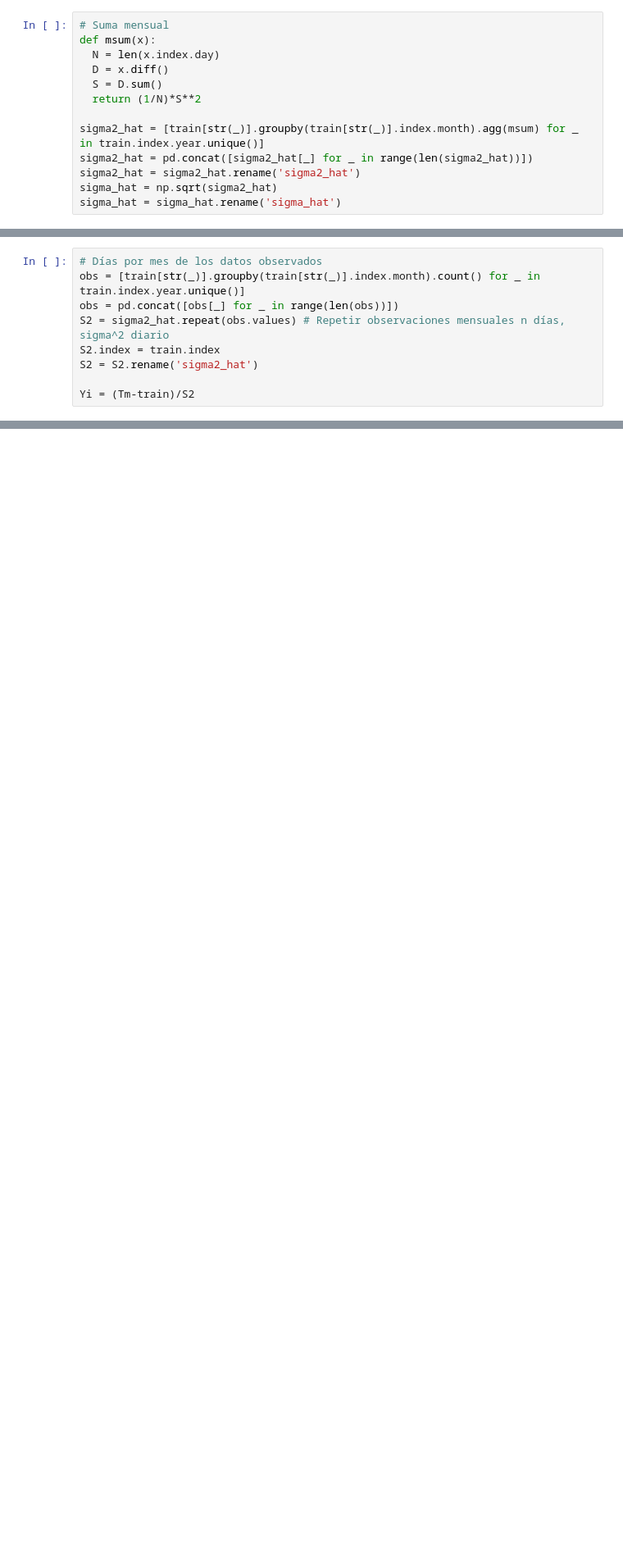
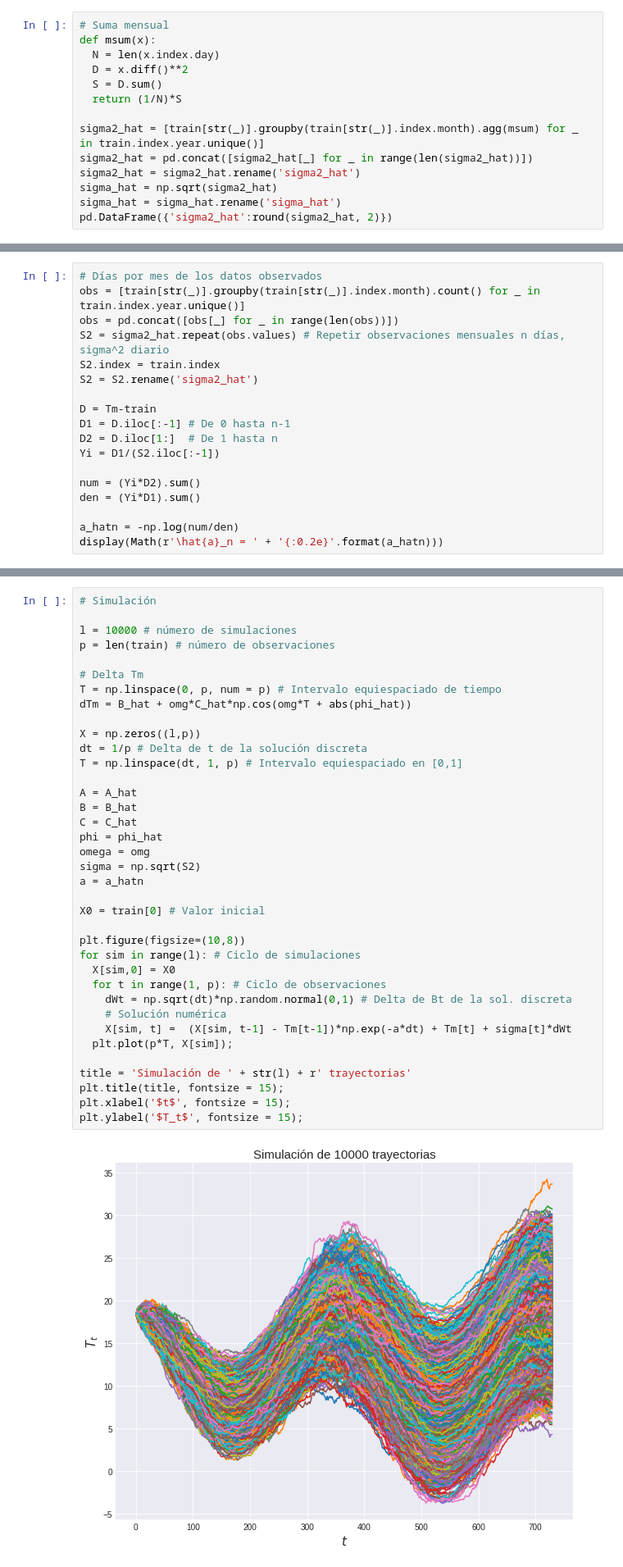
Before and after one commit to scardenol/proc_est2, a Jupyter notebook: P3.ipynb, the cells around one changed output, grey strips where cells are left out. Shown at 82% size. Drawn from its saved outputs; the diff is of its cells as text; blank space fills up the shorter version.

```diff
--- a/P3.ipynb
+++ b/P3.ipynb
@@ -241,12 +242,13 @@ Dado un mes específico $\mu$ de $N_\mu$ días, $T_j$ denota las temperaturas ob
 # Suma mensual
 def msum(x):
   N = len(x.index.day)
-  D = x.diff()
+  D = x.diff()**2
   S = D.sum()
-  return (1/N)*S**2
+  return (1/N)*S
 
 sigma2_hat = [train[str(_)].groupby(train[str(_)].index.month).agg(msum) for _ in train.index.year.unique()]
 sigma2_hat = pd.concat([sigma2_hat[_] for _ in range(len(sigma2_hat))])
 sigma2_hat = sigma2_hat.rename('sigma2_hat')
 sigma_hat = np.sqrt(sigma2_hat)
 sigma_hat = sigma_hat.rename('sigma_hat')
+pd.DataFrame({'sigma2_hat':round(sigma2_hat, 2)})
@@ -272,4 +292,13 @@ S2 = sigma2_hat.repeat(obs.values) # Repetir observaciones mensuales n días, si
 S2.index = train.index
 S2 = S2.rename('sigma2_hat')
 
-Yi = (Tm-train)/S2
+D = Tm-train
+D1 = D.iloc[:-1] # De 0 hasta n-1
+D2 = D.iloc[1:]  # De 1 hasta n
+Yi = D1/(S2.iloc[:-1])
+
+num = (Yi*D2).sum()
+den = (Yi*D1).sum()
+
+a_hatn = -np.log(num/den)
+display(Math(r'\hat{a}_n = ' + '{:0.2e}'.format(a_hatn)))
@@ -275,0 +325,39 @@ Yi = (Tm-train)/S2
+# %%
+# Simulación
+
+l = 10000 # número de simulaciones
+p = len(train) # número de observaciones
+
+# Delta Tm
+T = np.linspace(0, p, num = p) # Intervalo equiespaciado de tiempo
+dTm = B_hat + omg*C_hat*np.cos(omg*T + abs(phi_hat))
+
+X = np.zeros((l,p))
+dt = 1/p # Delta de t de la solución discreta
+T = np.linspace(dt, 1, p) # Intervalo equiespaciado en [0,1]
+
+A = A_hat
+B = B_hat
+C = C_hat
+phi = phi_hat
+omega = omg
+sigma = np.sqrt(S2)
+a = a_hatn
+
+X0 = train[0] # Valor inicial
+
+plt.figure(figsize=(10,8))
+for sim in range(l): # Ciclo de simulaciones
+  X[sim,0] = X0
+  for t in range(1, p): # Ciclo de observaciones
+    dWt = np.sqrt(dt)*np.random.normal(0,1) # Delta de Bt de la sol. discreta
+    # Solución numérica
+    X[sim, t] =  (X[sim, t-1] - Tm[t-1])*np.exp(-a*dt) + Tm[t] + sigma[t]*dWt
+  plt.plot(p*T, X[sim]);
+
+title = 'Simulación de ' + str(l) + r' trayectorias'
+plt.title(title, fontsize = 15);
+plt.xlabel('$t$', fontsize = 15);
+plt.ylabel('$T_t$', fontsize = 15);
+# %% [output]
+[figure, added]
```
Also changed, not shown: parts of 14 cells of this notebook.
